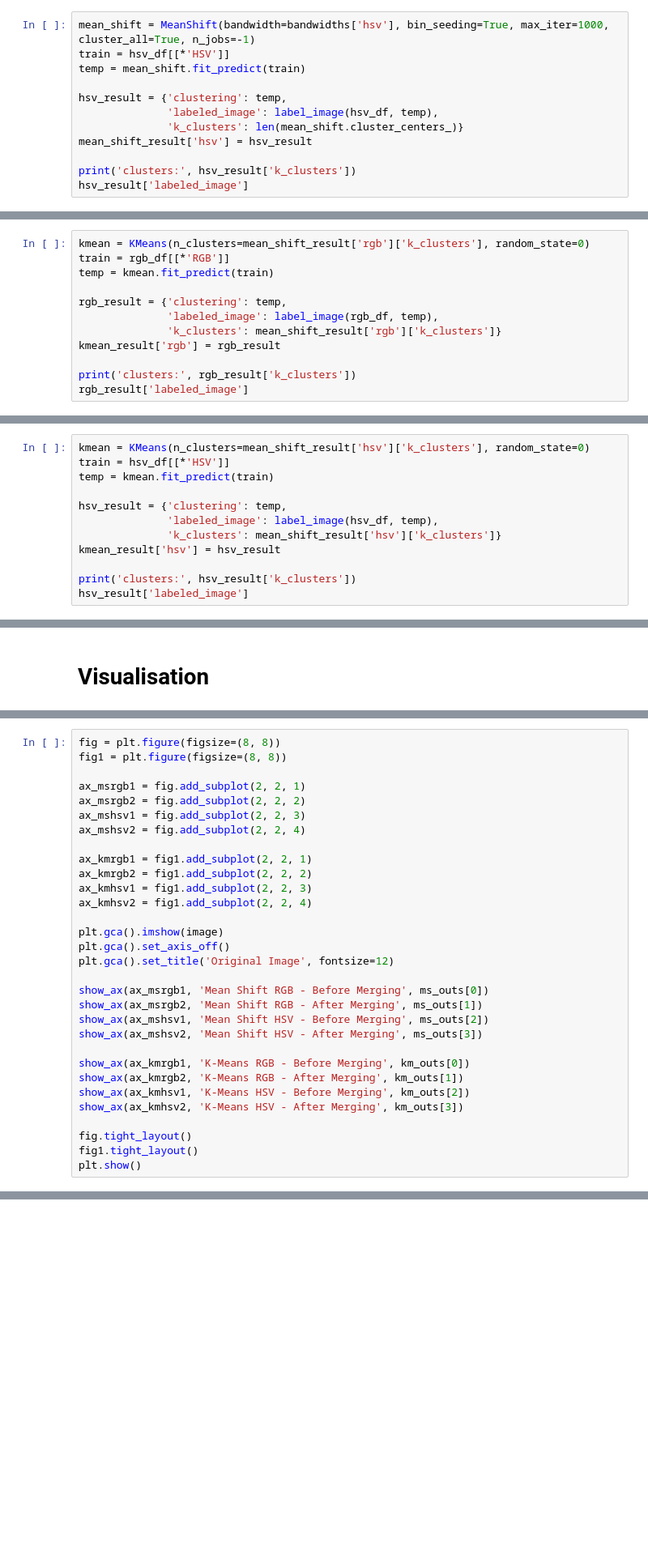
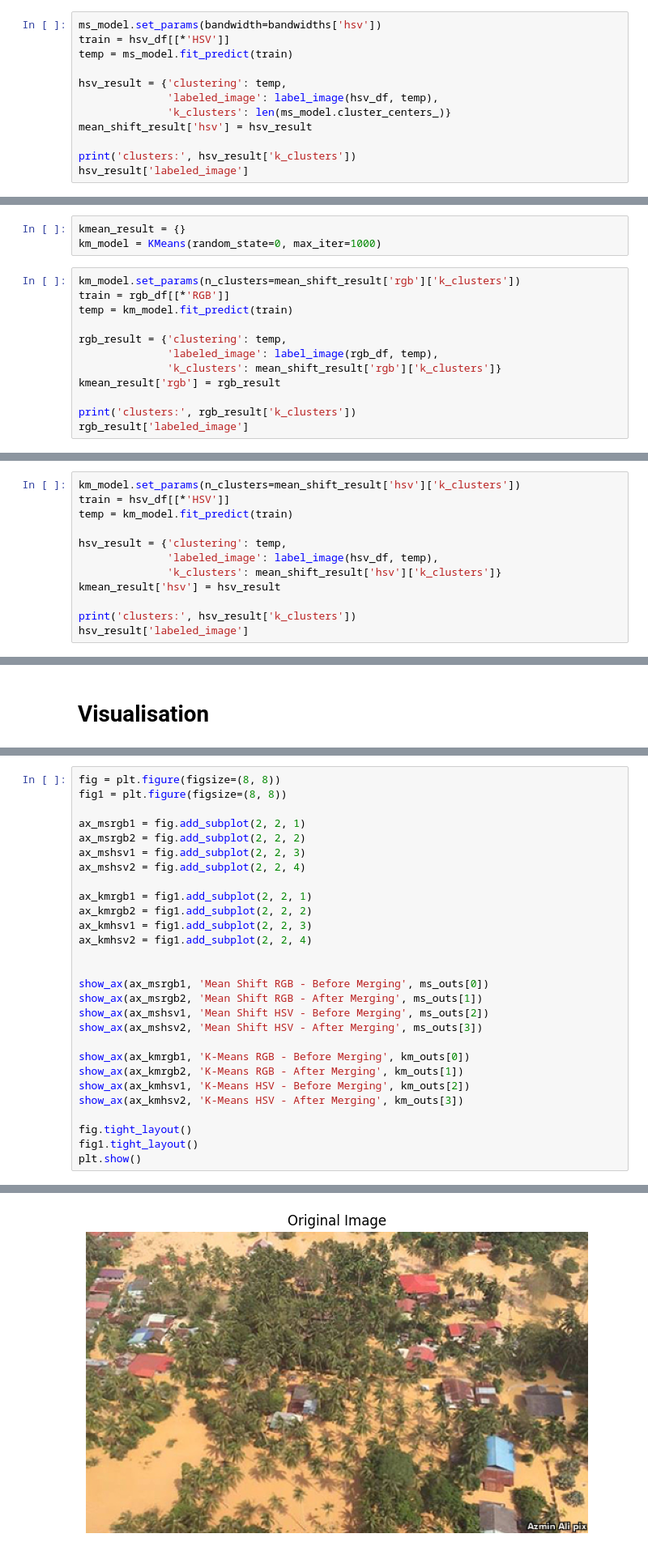
Before and after one commit to Ngoc-Cac/ML-Group2, a Jupyter notebook: main.ipynb, the cells around one changed output, grey strips where cells are left out. Shown at 81% size. Drawn from its saved outputs; the diff is of its cells as text; blank space fills up the shorter version.

```diff
--- a/main.ipynb
+++ b/main.ipynb
@@ -106,13 +106,13 @@ array([[0, 0, 0, ..., 0, 0, 0],
        [1, 1, 1, ..., 1, 1, 1],
        [1, 1, 1, ..., 1, 1, 1]])
 # %%
-mean_shift = MeanShift(bandwidth=bandwidths['hsv'], bin_seeding=True, max_iter=1000, cluster_all=True, n_jobs=-1)
+ms_model.set_params(bandwidth=bandwidths['hsv'])
 train = hsv_df[[*'HSV']]
-temp = mean_shift.fit_predict(train)
+temp = ms_model.fit_predict(train)
 
 hsv_result = {'clustering': temp,
               'labeled_image': label_image(hsv_df, temp),
-              'k_clusters': len(mean_shift.cluster_centers_)}
+              'k_clusters': len(ms_model.cluster_centers_)}
 mean_shift_result['hsv'] = hsv_result
 
 print('clusters:', hsv_result['k_clusters'])
@@ -133,7 +131,10 @@ kmean_result = {}
+# %%
+kmean_result = {}
+km_model = KMeans(random_state=0, max_iter=1000)
 # %%
-kmean = KMeans(n_clusters=mean_shift_result['rgb']['k_clusters'], random_state=0)
+km_model.set_params(n_clusters=mean_shift_result['rgb']['k_clusters'])
 train = rgb_df[[*'RGB']]
-temp = kmean.fit_predict(train)
+temp = km_model.fit_predict(train)
 
 rgb_result = {'clustering': temp,
               'labeled_image': label_image(rgb_df, temp),
@@ -152,9 +153,9 @@ array([[1, 1, 2, ..., 1, 1, 1],
        [0, 0, 0, ..., 0, 0, 0],
        [0, 0, 0, ..., 0, 0, 0]])
 # %%
-kmean = KMeans(n_clusters=mean_shift_result['hsv']['k_clusters'], random_state=0)
+km_model.set_params(n_clusters=mean_shift_result['hsv']['k_clusters'])
 train = hsv_df[[*'HSV']]
-temp = kmean.fit_predict(train)
+temp = km_model.fit_predict(train)
 
 hsv_result = {'clustering': temp,
               'labeled_image': label_image(hsv_df, temp),
@@ -300,33 +319,31 @@ km_outs = [label_to_rgb(image, kmean_result['rgb']['labeled_image'], boundaries=
 fig = plt.figure(figsize=(8, 8))
 fig1 = plt.figure(figsize=(8, 8))
 
 ax_msrgb1 = fig.add_subplot(2, 2, 1)
 ax_msrgb2 = fig.add_subplot(2, 2, 2)
 ax_mshsv1 = fig.add_subplot(2, 2, 3)
 ax_mshsv2 = fig.add_subplot(2, 2, 4)
 
 ax_kmrgb1 = fig1.add_subplot(2, 2, 1)
 ax_kmrgb2 = fig1.add_subplot(2, 2, 2)
 ax_kmhsv1 = fig1.add_subplot(2, 2, 3)
 ax_kmhsv2 = fig1.add_subplot(2, 2, 4)
 
-plt.gca().imshow(image)
-plt.gca().set_axis_off()
-plt.gca().set_title('Original Image', fontsize=12)
 
 show_ax(ax_msrgb1, 'Mean Shift RGB - Before Merging', ms_outs[0])
 show_ax(ax_msrgb2, 'Mean Shift RGB - After Merging', ms_outs[1])
 show_ax(ax_mshsv1, 'Mean Shift HSV - Before Merging', ms_outs[2])
 show_ax(ax_mshsv2, 'Mean Shift HSV - After Merging', ms_outs[3])
 
 show_ax(ax_kmrgb1, 'K-Means RGB - Before Merging', km_outs[0])
 show_ax(ax_kmrgb2, 'K-Means RGB - After Merging', km_outs[1])
 show_ax(ax_kmhsv1, 'K-Means HSV - Before Merging', km_outs[2])
 show_ax(ax_kmhsv2, 'K-Means HSV - After Merging', km_outs[3])
 
 fig.tight_layout()
 fig1.tight_layout()
 plt.show()
 # %% [output]
 [figure]
 [figure]
+[figure, added]
```
Also changed, not shown: parts of 18 cells of this notebook.
